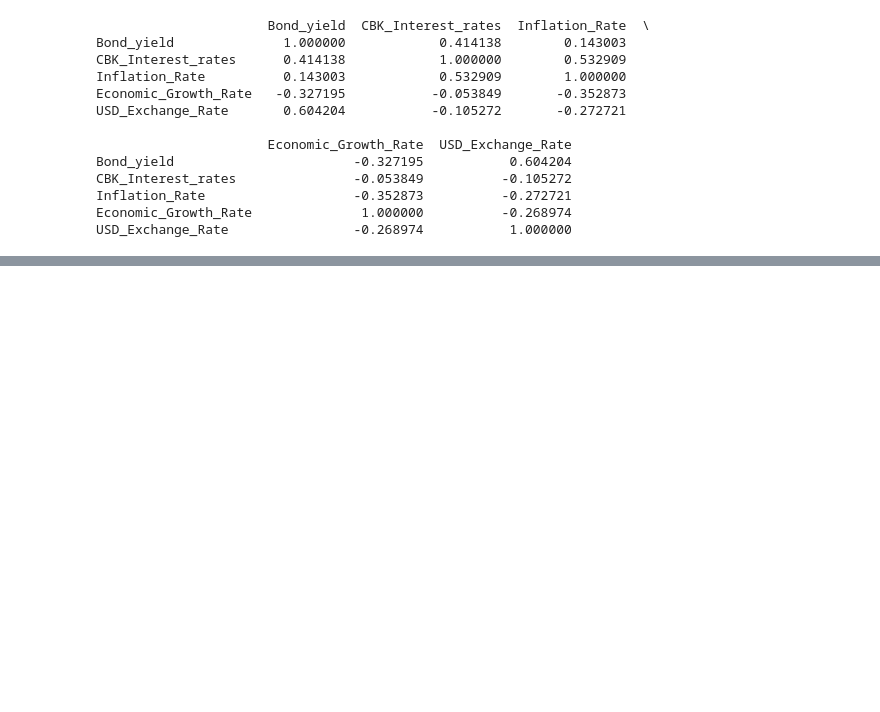
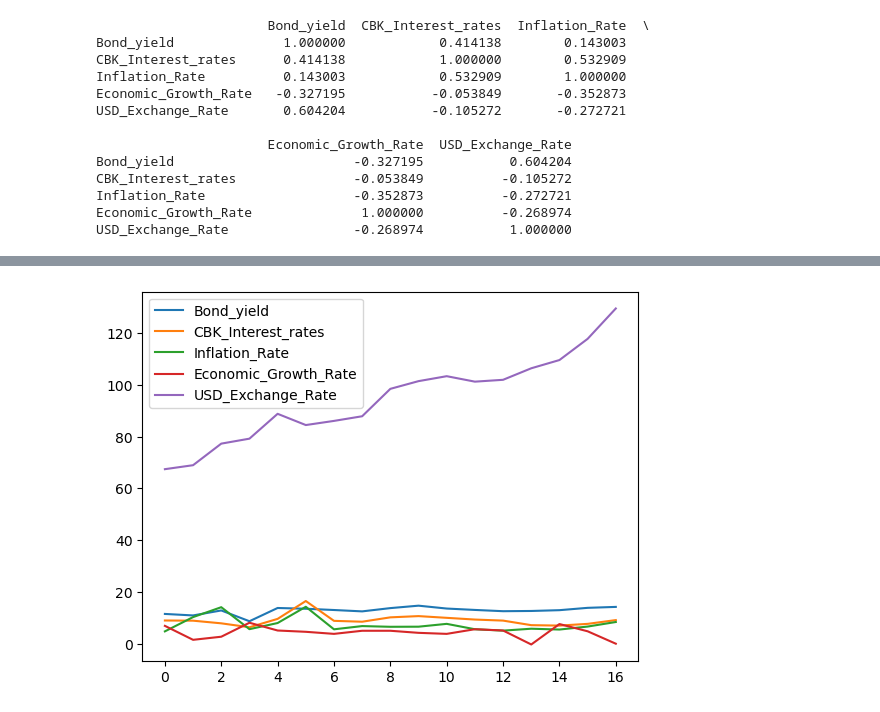
Before and after one commit to martinkilombe/Machine-Learning-Libraries, a Jupyter notebook: Pandas Learning w3school .ipynb, the cells around one changed output, grey strips where cells are left out. Drawn from its saved outputs; the diff is of its cells as text; code cells hidden in the pictures; blank space fills up the shorter version.

```diff
--- a/Pandas Learning w3school .ipynb
+++ b/Pandas Learning w3school .ipynb
@@ -333,0 +332,5 @@ ModuleNotFoundError: No module named 'matplotlib'
+# %%
+bond_data.plot()
+plt.show()
+# %% [output]
+[figure, added]
```
Also changed, not shown: parts of 2 cells of this notebook.
